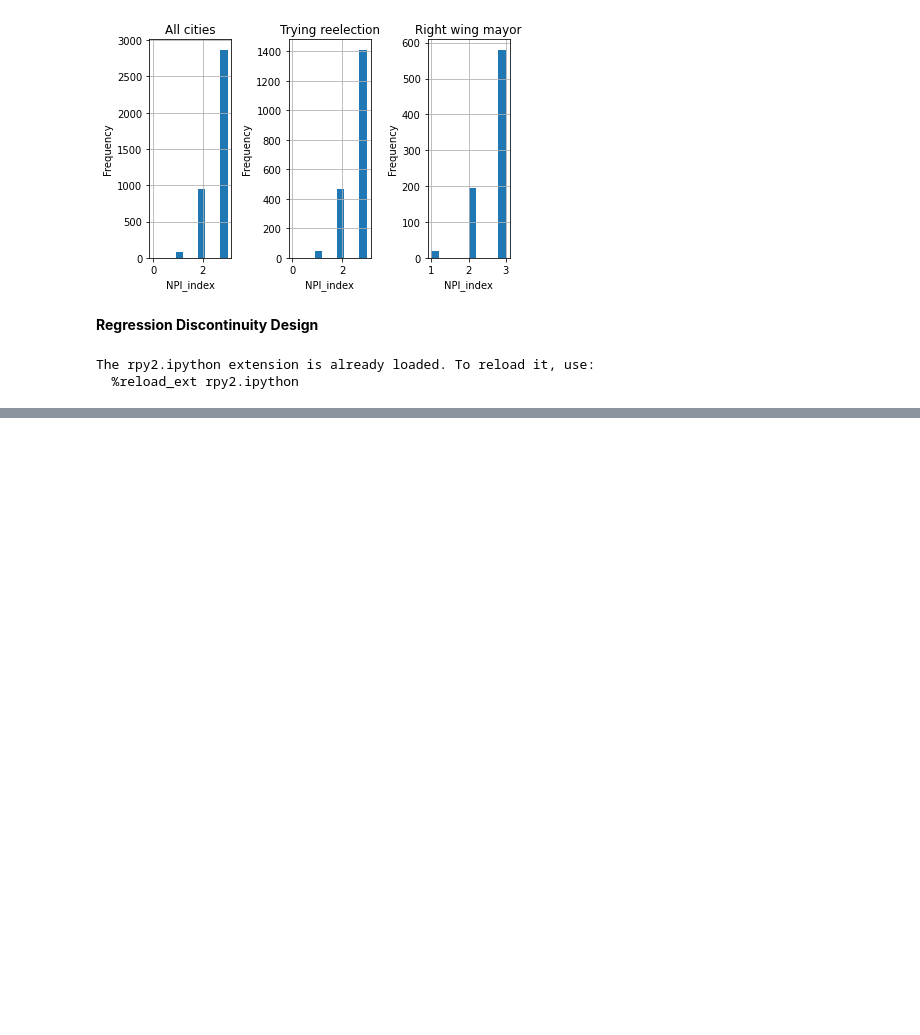
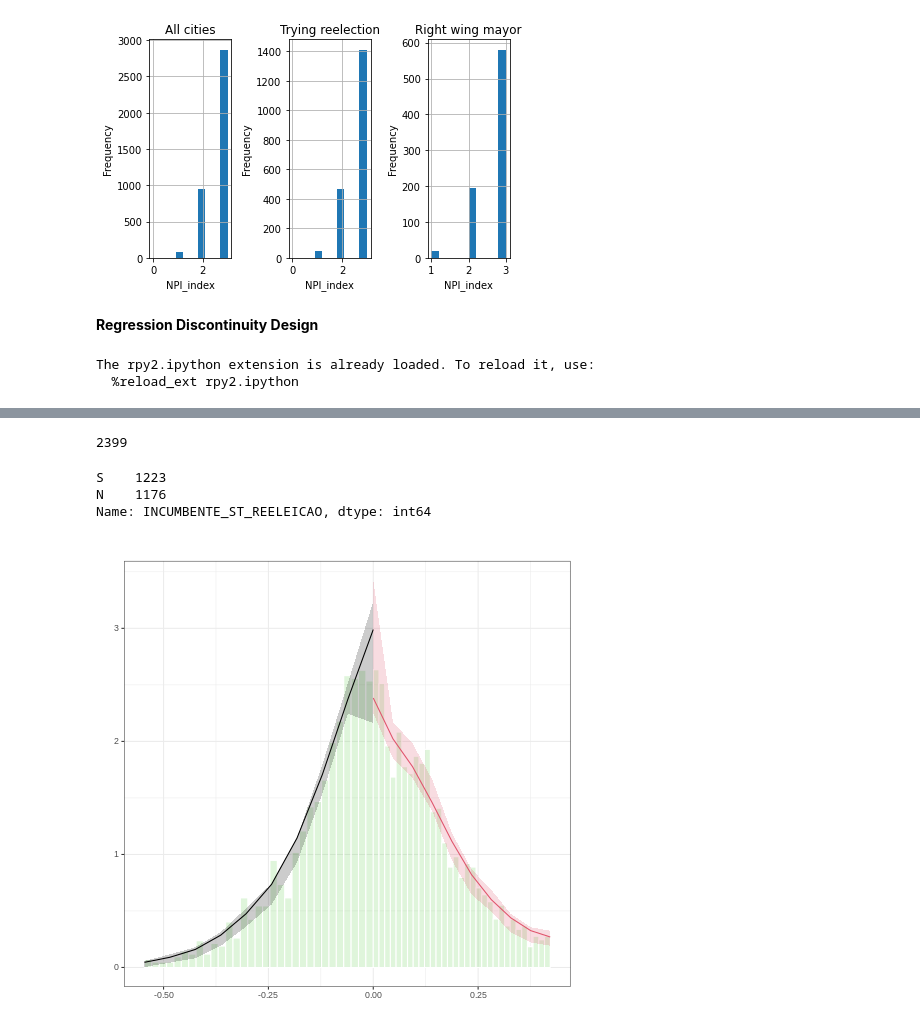
Before and after one commit to hssitja/PhD-Dissertation, a Jupyter notebook: Chapter3_empirical.ipynb, the cells around one changed output, grey strips where cells are left out. Cells and saved outputs as stored; diff of their text form; code cells hidden in the pictures; blank space fills up the shorter version.

```diff
--- a/Chapter3_empirical.ipynb
+++ b/Chapter3_empirical.ipynb
@@ -264,0 +247,23 @@ WARNING:rpy2.rinterface_lib.callbacks:R[write to console]:
+# %%
+model3 = df[['MARGIN_VICTORY','INCUMBENTE_ST_REELEICAO','N_ELEITO_2016_ST_REELEICAO',"NPI_index", 'INCUMBENTE_Espectro_direita','INCUMBENTE_Espectro_esquerda',"INCUMBENTE_Espectro_centro"]].dropna(subset=['MARGIN_VICTORY'])
+# %%
+model3 = model3.drop(model3[(model3.INCUMBENTE_ST_REELEICAO != 'S') & (model3.N_ELEITO_2016_ST_REELEICAO != 'S')].index)
+model3 = model3.drop(model3[(model3.INCUMBENTE_ST_REELEICAO == 'S') & (model3.N_ELEITO_2016_ST_REELEICAO == 'S')].index)
+# %%
+len(model3)
+# %% [output]
+2399
+# %%
+model3['INCUMBENTE_ST_REELEICAO'].value_counts()
+# %% [output]
+S    1223
+N    1176
+Name: INCUMBENTE_ST_REELEICAO, dtype: int64
+# %%
+r_df = ro.conversion.py2rpy(model3)
+globalenv['r_df'] = r_df
+# %%
+%%R
+result_rdd <- rdplotdensity(rdd = rddensity(X = r_df$MARGIN_VICTORY, c = 0), X = r_df$MARGIN_VICTORY)
+# %% [output]
+[figure, added]
```
Also changed, not shown: parts of 8 cells of this notebook.
